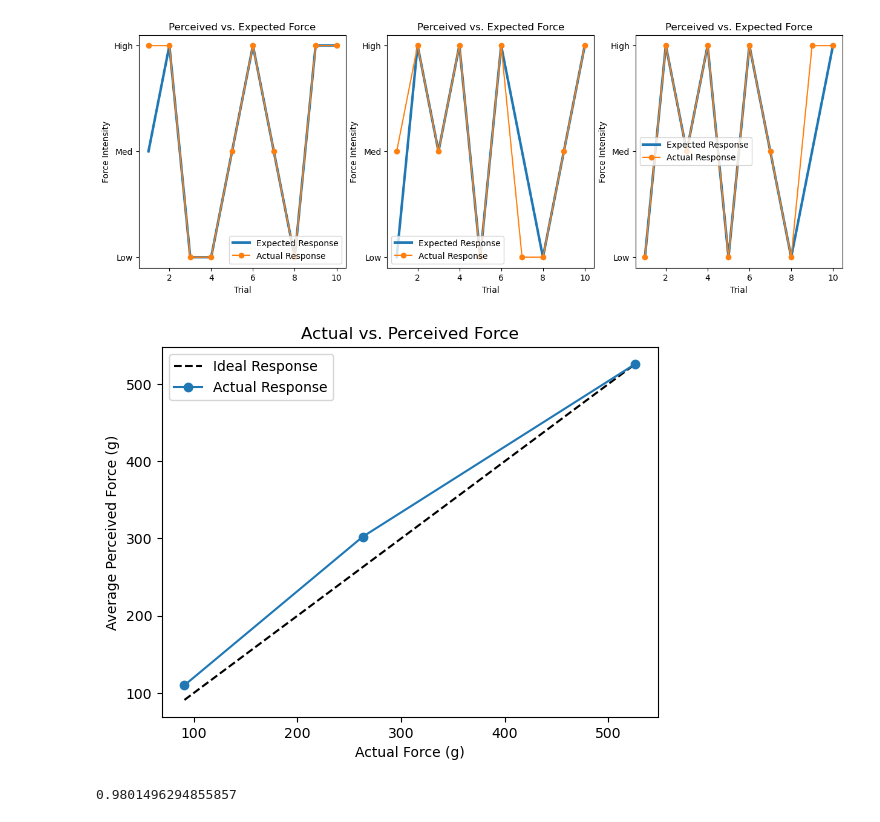
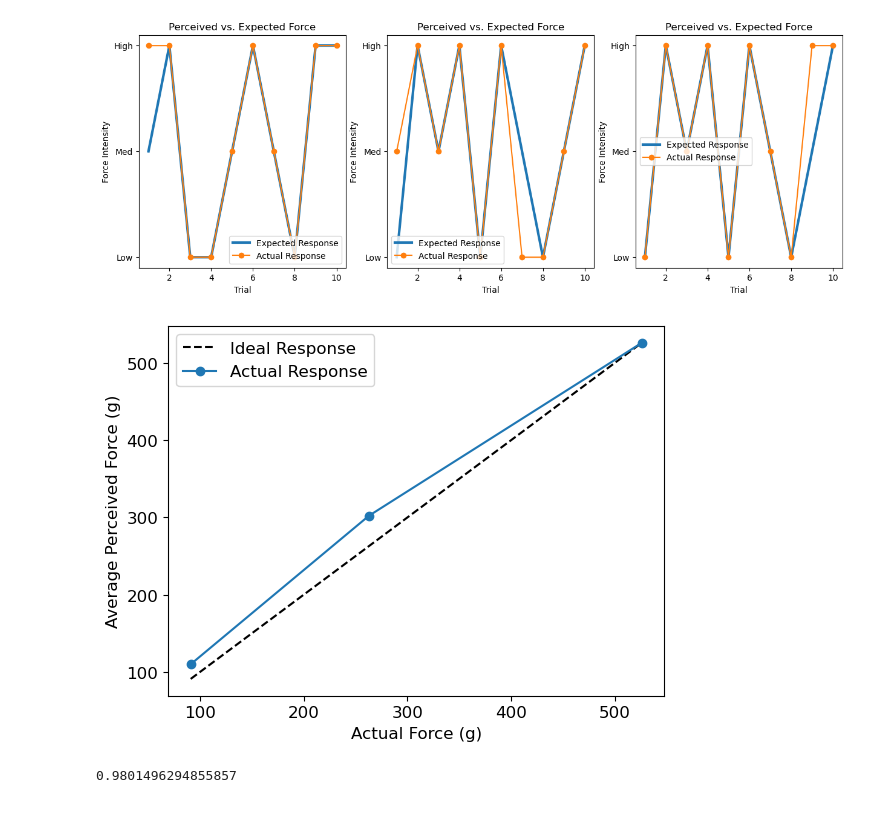
Before and after one commit to kateharvey/capstone, a Jupyter notebook: testing/testing.ipynb, the cells around one changed output. Cells and saved outputs as stored; diff of their text form; code cells hidden in the pictures.

```diff
--- a/testing/testing.ipynb
+++ b/testing/testing.ipynb
@@ -175,16 +201,19 @@ plt.show()
 # %%
 fig, ax = plt.subplots()
 
 avg = [110, 302.3, 526]
 actual = [91, 263, 526]
+font = {'size': 12}
+matplotlib.rc('font', **font)
 
 ax.plot(actual, actual, 'k--', label='Ideal Response')
 ax.plot(actual, avg, 'o-', label='Actual Response')
-ax.set(title='Actual vs. Perceived Force', xlabel='Actual Force (g)', ylabel='Average Perceived Force (g)')
+ax.set(xlabel='Actual Force (g)', ylabel='Average Perceived Force (g)')
 ax.legend()
+
 plt.show()
 # %% [output]
-[figure, old version]
+[figure, new version]
 # %%
 # calculate r^2
 ss_res = 0
```
Also changed, not shown: parts of 5 cells of this notebook, 32 other files.
